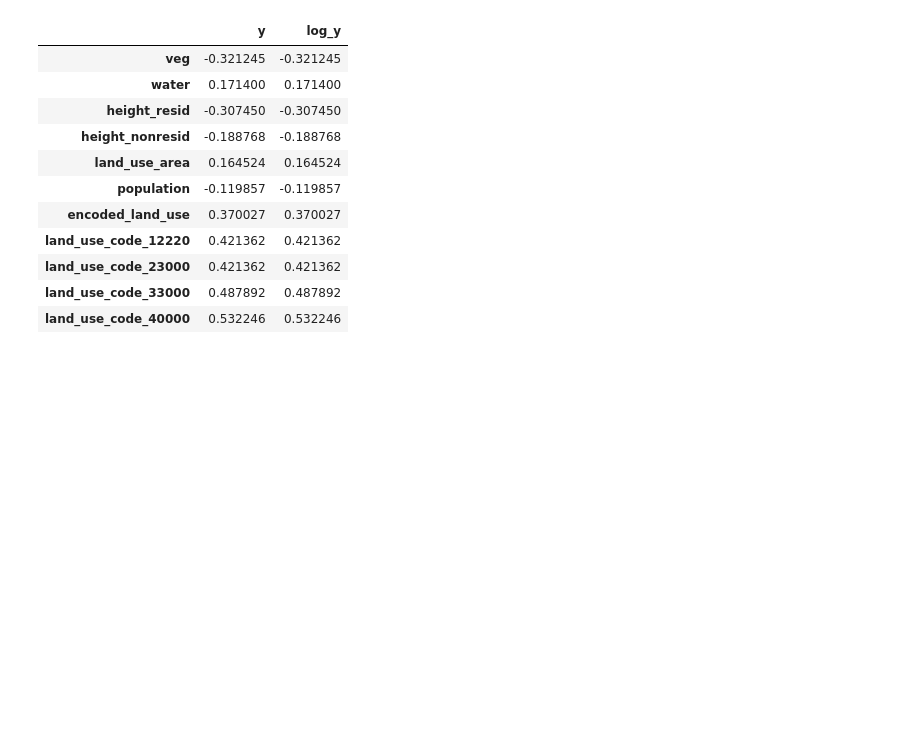
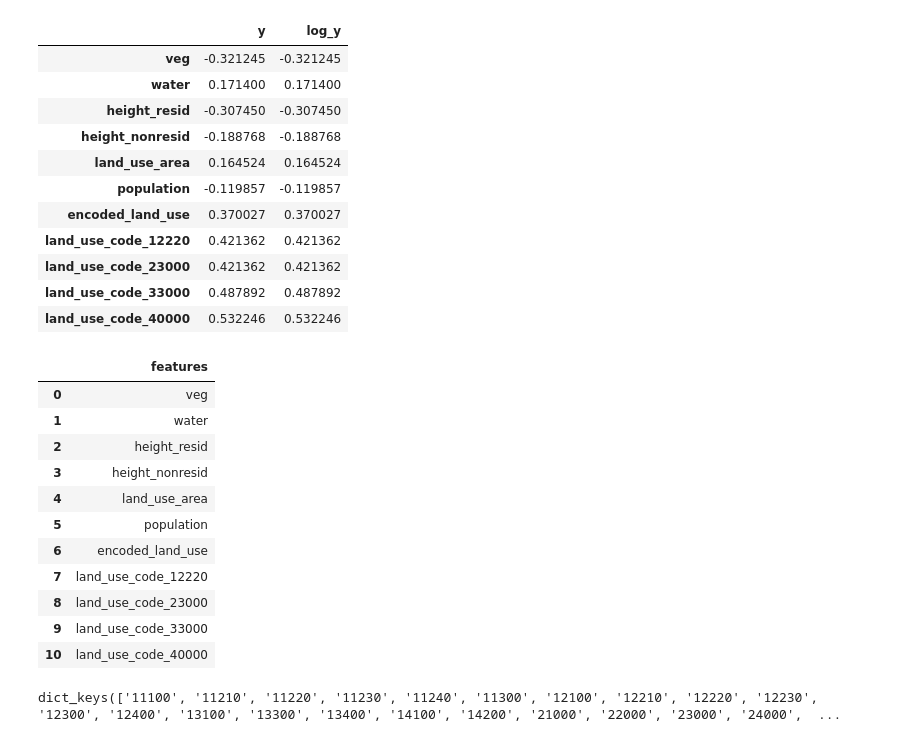
Before and after one commit to zilikons/demeter, a Jupyter notebook: notebooks/plots.ipynb, the cells around one changed output. Cells and saved outputs as stored; diff of their text form; code cells hidden in the pictures; blank space fills up the shorter version.

```diff
--- a/notebooks/plots.ipynb
+++ b/notebooks/plots.ipynb
@@ -362,3 +382,20 @@ final_corr.style.background_gradient(cmap='coolwarm')
 | land_use_code_23000 | 0.421362 | 0.421362 |
 | land_use_code_33000 | 0.487892 | 0.487892 |
 | land_use_code_40000 | 0.532246 | 0.532246 |
+# %%
+final_corr=final_corr.reset_index()
+final_corr=final_corr.rename(columns={"index":"features"})
+final_corr[["features"]]
+# %% [output]
+|  | features |
+| 0 | veg |
+| 1 | water |
+| 2 | height_resid |
+| 3 | height_nonresid |
+| 4 | land_use_area |
+| 5 | population |
+| 6 | encoded_land_use |
+| 7 | land_use_code_12220 |
+| 8 | land_use_code_23000 |
+| 9 | land_use_code_33000 |
+| 10 | land_use_code_40000 |
@@ -364,0 +431,4 @@ final_corr.style.background_gradient(cmap='coolwarm')
+# %%
+URBAN_ATLAS_LAND_USE.keys()
+# %% [output]
+dict_keys(['11100', '11210', '11220', '11230', '11240', '11300', '12100', '12210', '12220', '12230', '12300', '12400', '13100', '13300', '13400', '14100', '14200', '21000', '22000', '23000', '24000',  ...
```
Also changed, not shown: parts of 11 cells of this notebook.
